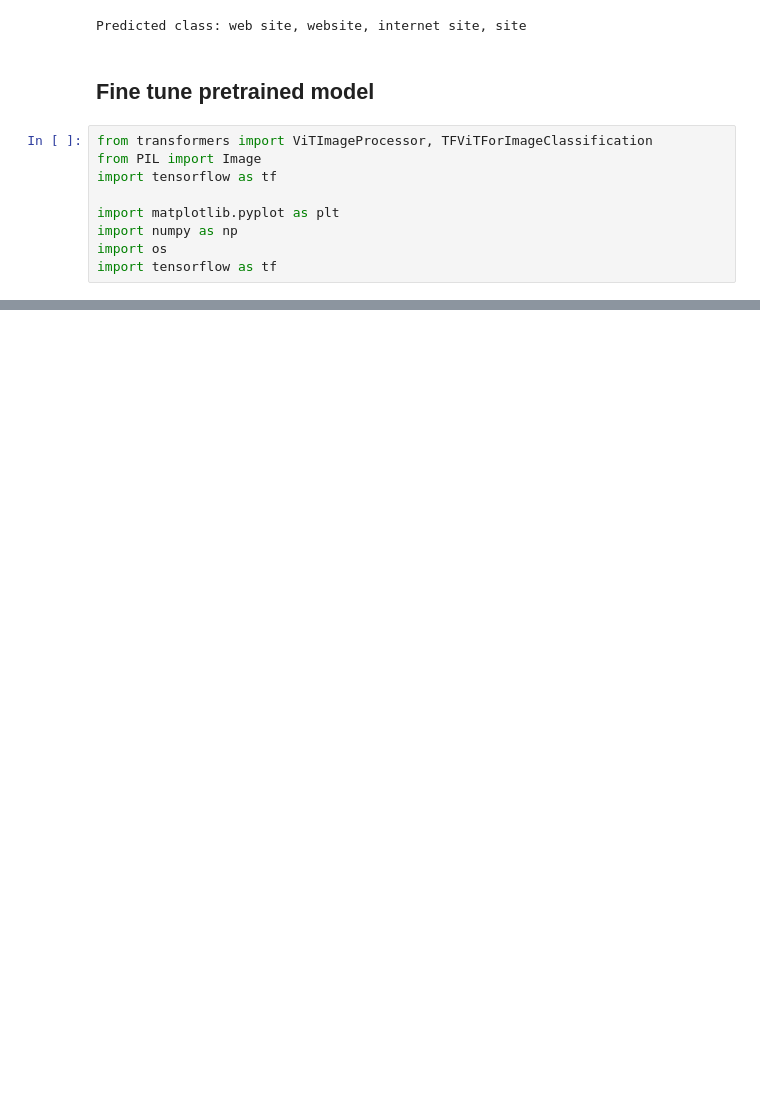
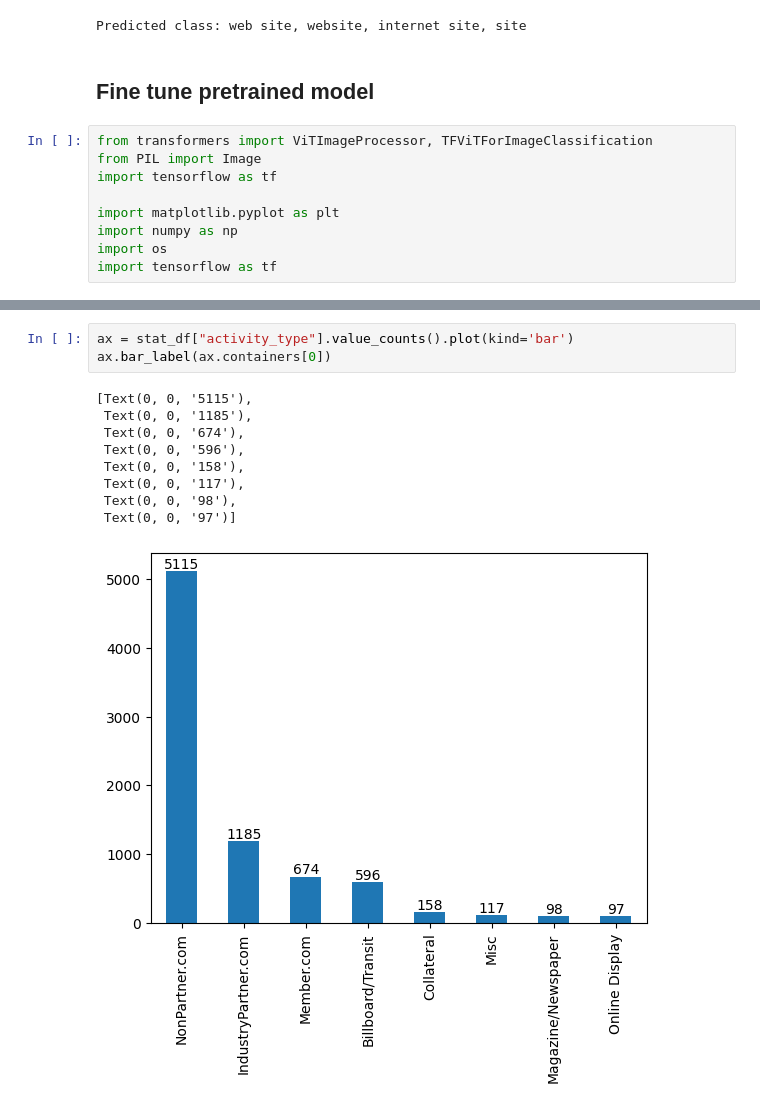
Before and after one commit to Ibhegde/MSOAInternGang, a Jupyter notebook: experiments/fine_tune_vit.ipynb, the cells around one changed output, grey strips where cells are left out. Cells and saved outputs as stored; diff of their text form; blank space fills up the shorter version.

```diff
--- a/experiments/fine_tune_vit.ipynb
+++ b/experiments/fine_tune_vit.ipynb
@@ -38,0 +64,13 @@ import tensorflow as tf
+# %%
+ax = stat_df["activity_type"].value_counts().plot(kind='bar')
+ax.bar_label(ax.containers[0])
+# %% [output]
+[Text(0, 0, '5115'),
+ Text(0, 0, '1185'),
+ Text(0, 0, '674'),
+ Text(0, 0, '596'),
+ Text(0, 0, '158'),
+ Text(0, 0, '117'),
+ Text(0, 0, '98'),
+ Text(0, 0, '97')]
+[figure, added]
```
Also changed, not shown: parts of 5 cells of this notebook, 5 other files.
